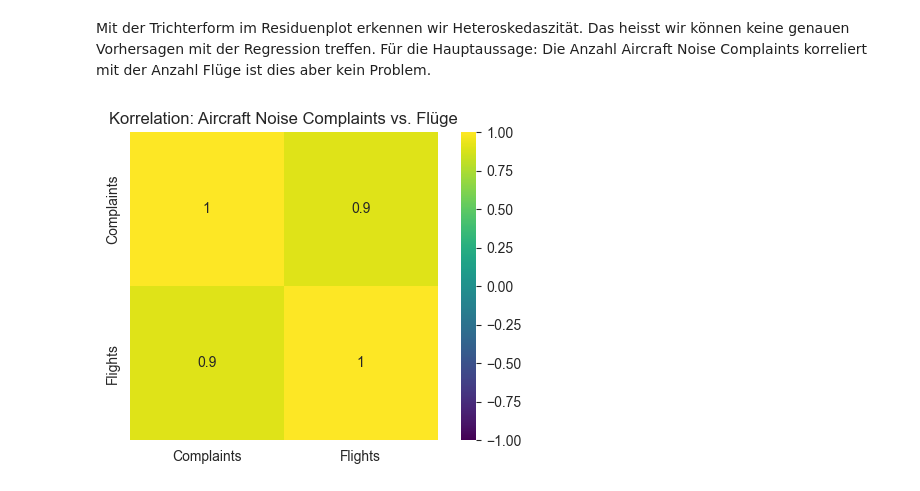
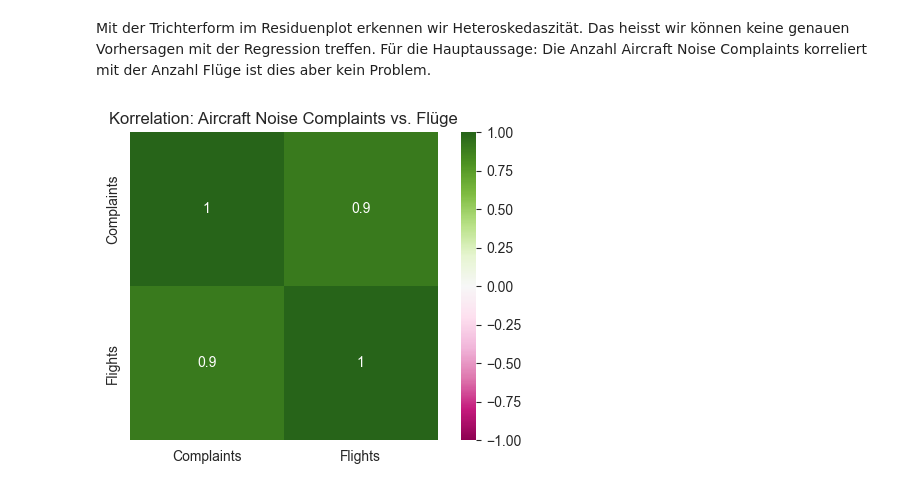
Before and after one commit to Ameowsle/Statistic-Macher, a Jupyter notebook: Created_Date_Hypothesentests.ipynb, the cells around one changed output. Drawn from its saved outputs; the diff is of its cells as text; code cells hidden in the pictures.

```diff
--- a/Created_Date_Hypothesentests.ipynb
+++ b/Created_Date_Hypothesentests.ipynb
@@ -809,3 +810,31 @@ plt.tight_layout()
 plt.show()
 # %% [output]
 [figure]
+# %%
+# Erstelle Monatsnummer
+df_combined['Month_Num'] = range(1, len(df_combined) + 1)
+
+# PARTIELLE KORRELATION (Sommer-Effekt entfernen)
+# Schritt 1: Residuen von Flights nach Kontrolle für Month_Num
+slope1, intercept1, _, _, _ = linregress(df_combined['Month_Num'], df_combined['Flights'])
+residuals_flights = df_combined['Flights'] - (intercept1 + slope1 * df_combined['Month_Num'])
+
+# Schritt 2: Residuen von Complaints nach Kontrolle für Month_Num
+slope2, intercept2, _, _, _ = linregress(df_combined['Month_Num'], df_combined['Complaints'])
+residuals_complaints = df_combined['Complaints'] - (intercept2 + slope2 * df_combined['Month_Num'])
+
+# Schritt 3: Korrelation der Residuen = partielle Korrelation
+partial_corr, partial_p = pearsonr(residuals_flights, residuals_complaints)
+
+print(f"\n KAUSALITÄTSTEST: Sommer-Scheinkorrelation?")
+print(f"=" * 55)
+print(f"Ursprüngliche Korrelation:        r = {correlation:.3f}, p = {p_value_corr:.4f}")
+print(f"Nach Kontrolle für Saisonalität:  r = {partial_corr:.3f}, p = {partial_p:.4f}")
+print(f"\nÄnderung: {abs(correlation - partial_corr):.3f}")
+
+if abs(partial_corr) > 0.5 and partial_p < 0.05:
+    print("\n ERGEBNIS: Starke Korrelation bleibt bestehen!")
+    print("   → Flüge verursachen direkt Beschwerden (kausaler Zusammenhang)")
+else:
+    print("\n ERGEBNIS: Korrelation wird schwach!")
+    print("   → War vermutlich Scheinkorrelation durch Saisonalität")
@@ -814,21 +895,21 @@ Mit der Trichterform im Residuenplot erkennen wir Heteroskedaszität. Das heisst
 # %%
 # DataFrame nur mit den beiden relevanten Spalten
 corr_data = df_combined[['Complaints', 'Flights']]
 
 # Korrelationsmatrix
 corr_matrix = corr_data.corr()
 
 # Plot
 plt.figure(figsize=(6, 4))
 sns.heatmap(
     corr_matrix,
     annot=True,
-    cmap='viridis',
+    cmap='PiYG',
     vmin=-1,
     vmax=1,
     square=True
 )
 plt.title("Korrelation: Aircraft Noise Complaints vs. Flüge")
 plt.show()
 # %% [output]
-[figure, old version]
+[figure, new version]
```
Also changed, not shown: parts of 13 cells of this notebook, 2 other files.
